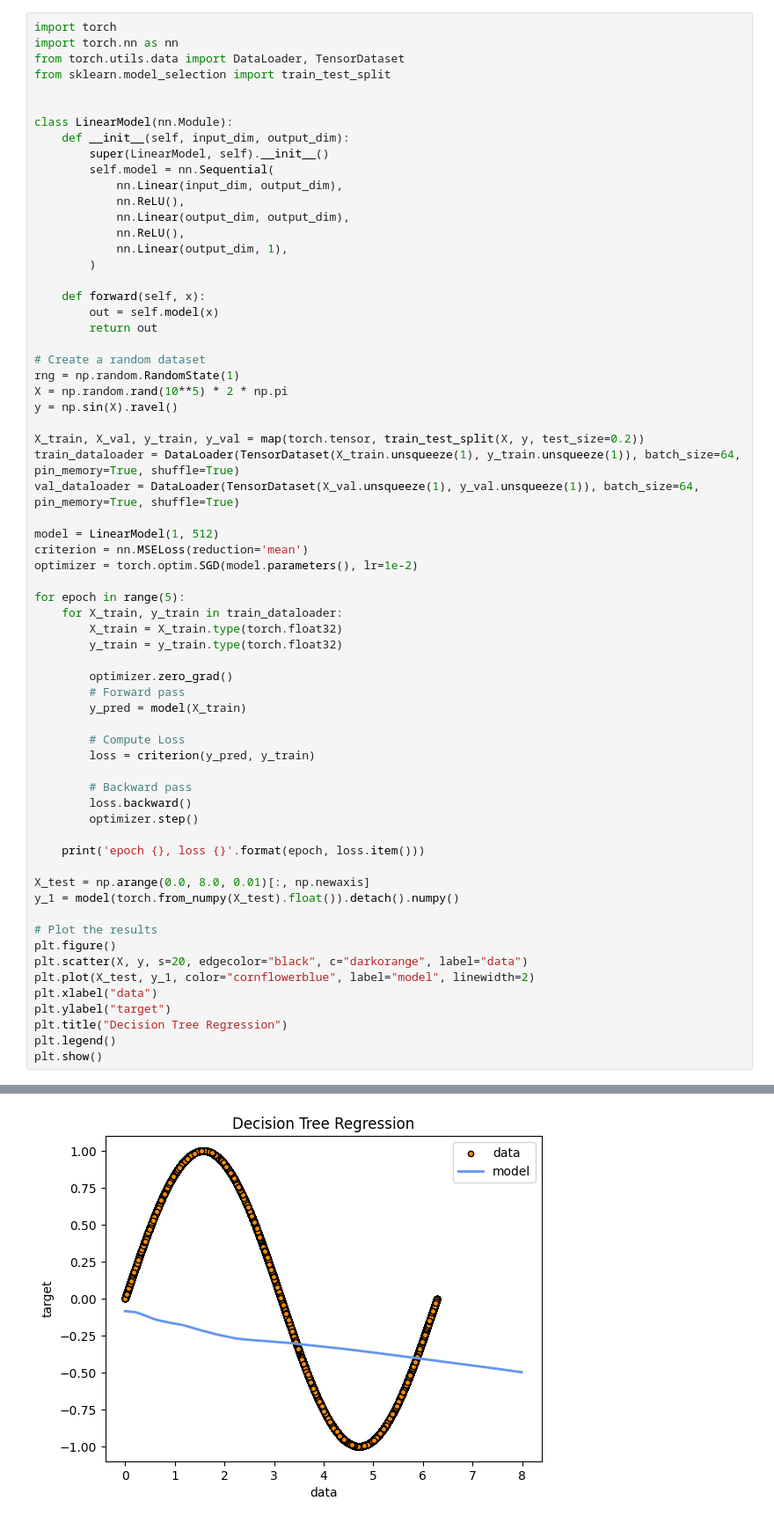
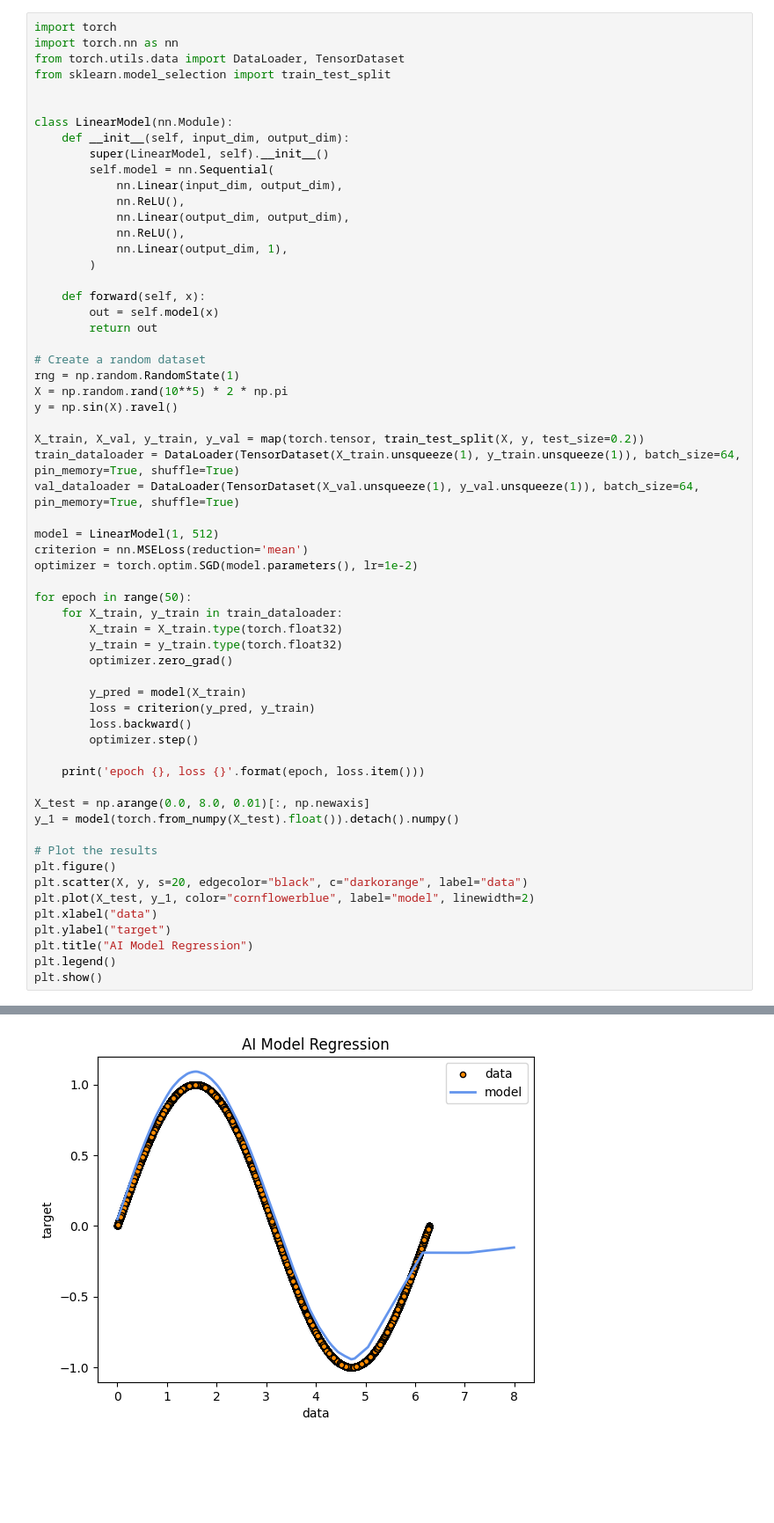
Before and after one commit to dmateos/notebooks, a Jupyter notebook: fitsinwave.ipynb, the cells around one changed output, grey strips where cells are left out. Shown at 88% size. Cells and saved outputs as stored; diff of their text form; blank space fills up the shorter version.

```diff
--- a/fitsinwave.ipynb
+++ b/fitsinwave.ipynb
@@ -68,19 +68,14 @@ model = LinearModel(1, 512)
 criterion = nn.MSELoss(reduction='mean')
 optimizer = torch.optim.SGD(model.parameters(), lr=1e-2)
 
-for epoch in range(5):
+for epoch in range(50):
     for X_train, y_train in train_dataloader:
         X_train = X_train.type(torch.float32)
         y_train = y_train.type(torch.float32)
+        optimizer.zero_grad()
 
-        optimizer.zero_grad()
-        # Forward pass
         y_pred = model(X_train)
-
-        # Compute Loss
         loss = criterion(y_pred, y_train)
-
-        # Backward pass
         loss.backward()
         optimizer.step()
 
@@ -95,7 +90,7 @@ plt.scatter(X, y, s=20, edgecolor="black", c="darkorange", label="data")
 plt.plot(X_test, y_1, color="cornflowerblue", label="model", linewidth=2)
 plt.xlabel("data")
 plt.ylabel("target")
-plt.title("Decision Tree Regression")
+plt.title("AI Model Regression")
 plt.legend()
 plt.show()
 # %% [output]
@@ -102 +114 @@ plt.show()
-[figure, old version]
+[figure, new version]
```
Also changed, not shown: parts of 2 cells of this notebook.
